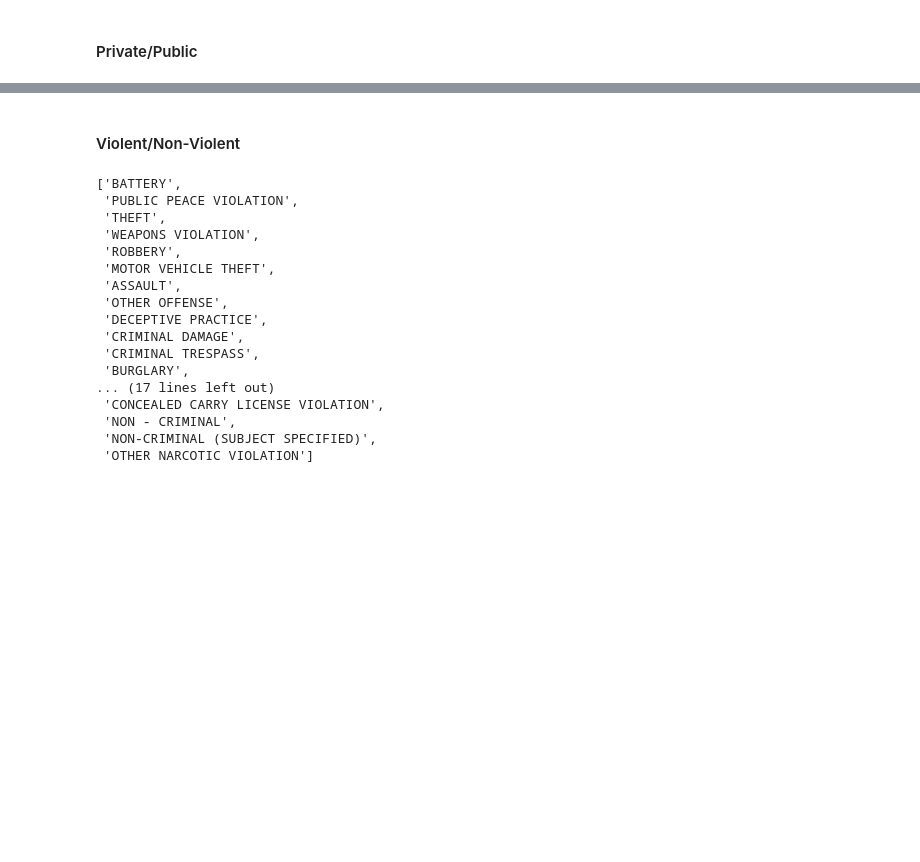
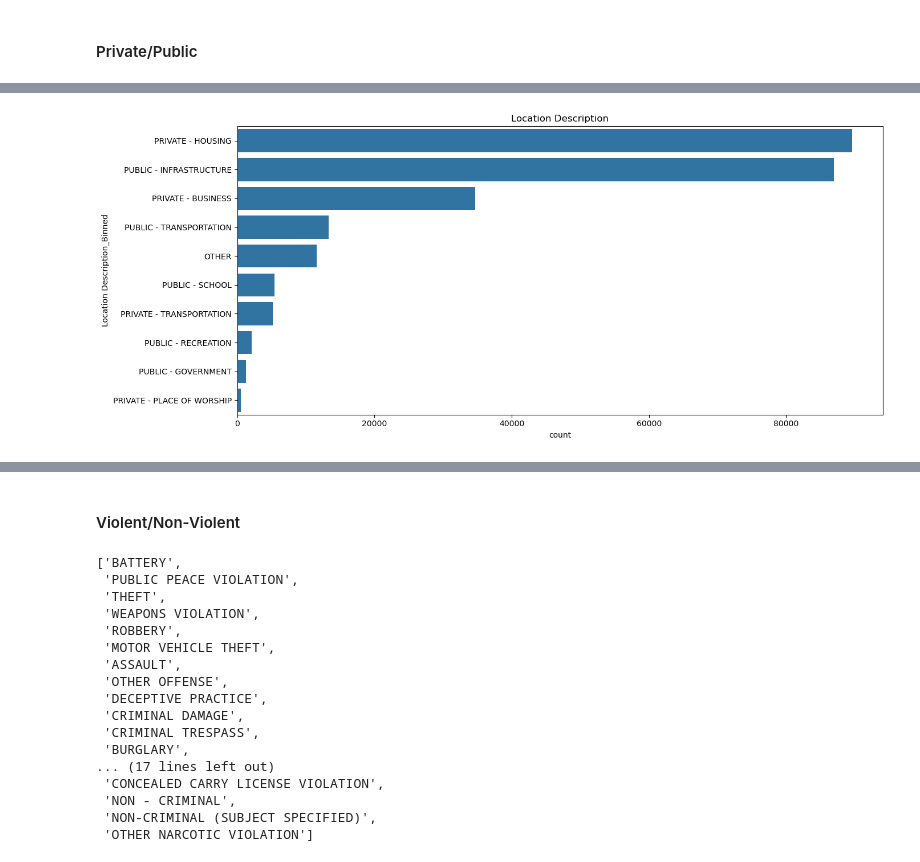
Before and after one commit to tkoche3/ISDS7075, a Jupyter notebook: ISDS7075_group.ipynb, the cells around one changed output, grey strips where cells are left out. Saved outputs shown, nothing was run; the diff lists cells and outputs as text; code cells hidden in the pictures; blank space fills up the shorter version.

```diff
--- a/ISDS7075_group.ipynb
+++ b/ISDS7075_group.ipynb
@@ -255,5 +275,11 @@ def locdes_bin(value):
 
 df_crime['Location Description_Binned'] = df_crime['Location Description'].map(locdes_bin)
 # %%
-df_crime.head()
+location_desc = df_crime['Location Description_Binned'].value_counts()
+
+plt.figure(figsize=(14,6))
+sns.countplot(data=df_crime, order=df_crime['Location Description_Binned'].value_counts().index, y='Location Description_Binned')
+plt.title('Location Description')
+plt.tight_layout()
+plt.show()
 # %% [output]
@@ -265,0 +286 @@ df_crime.head()
+[figure, added]
```
Also changed, not shown: parts of 5 cells of this notebook, 1 other file.
